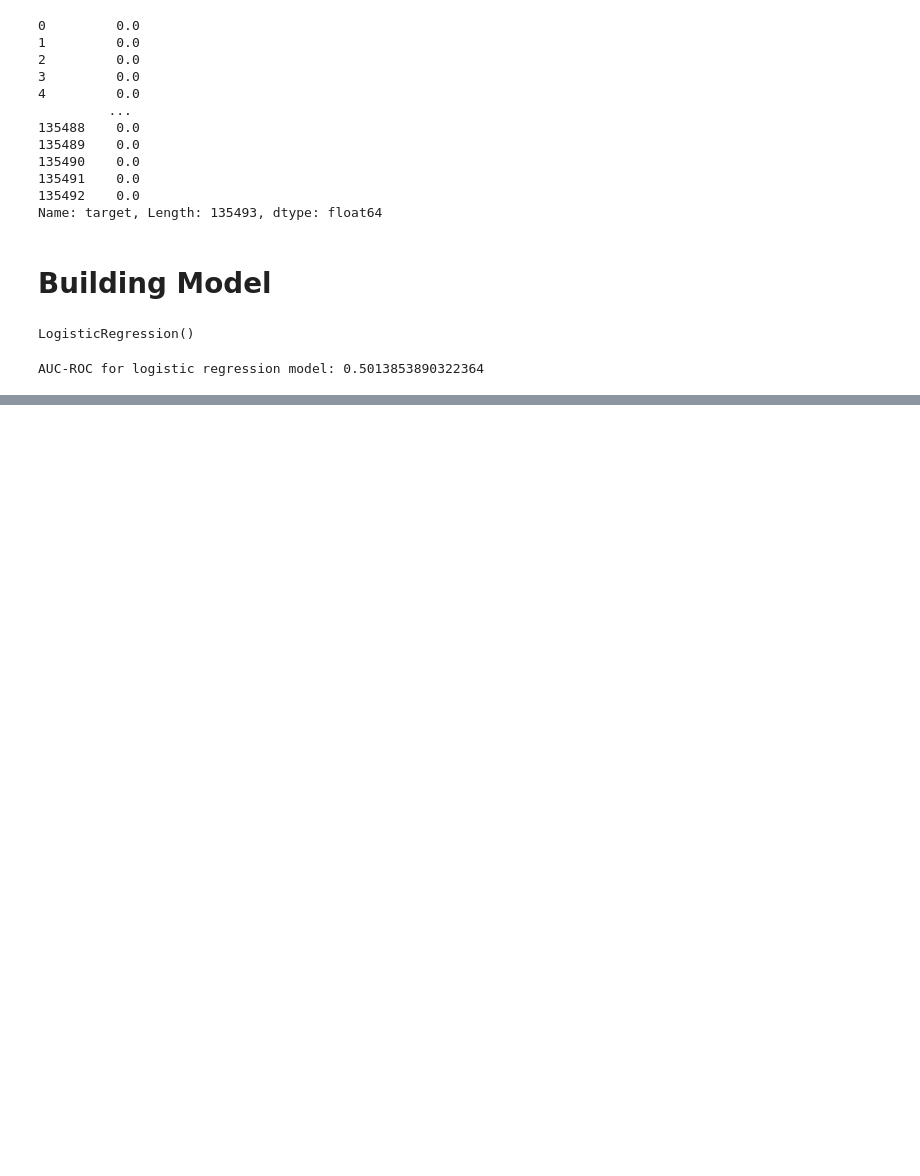
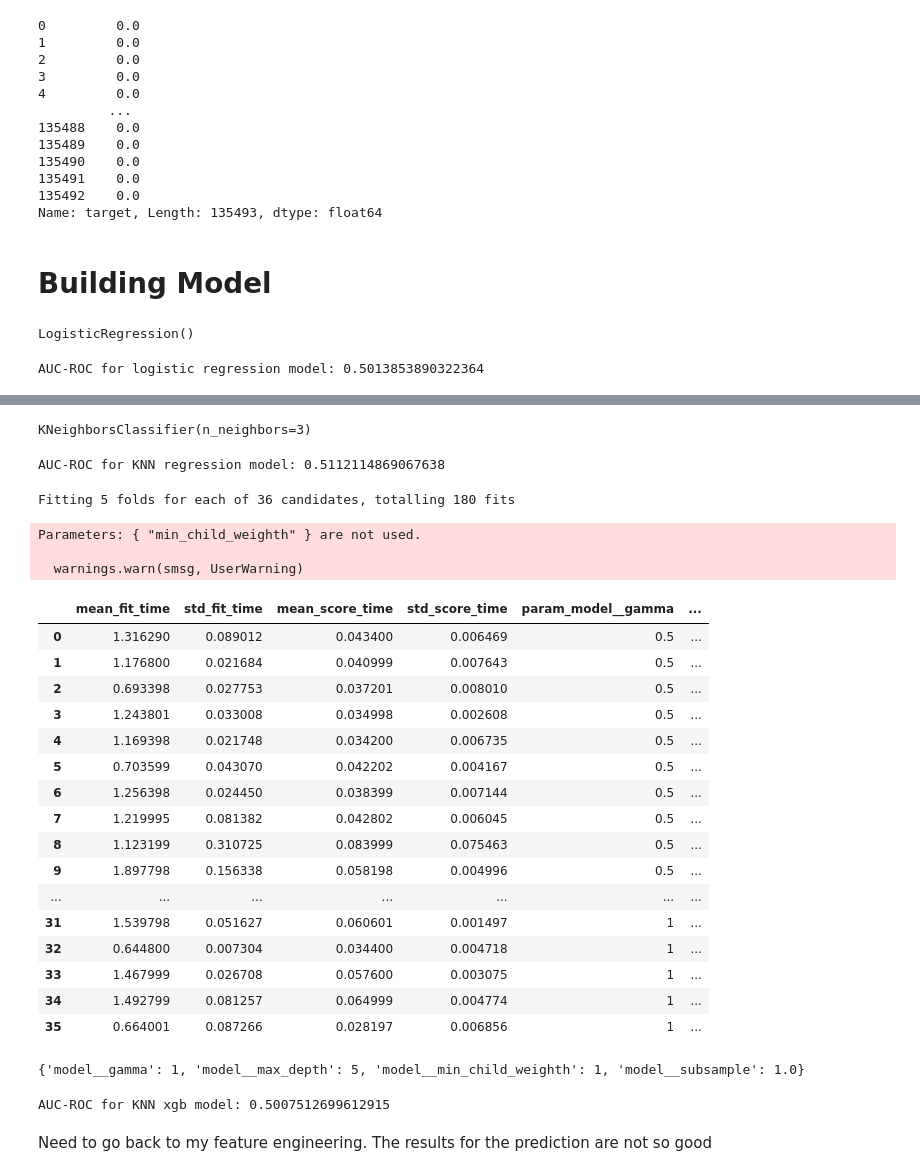
Before and after one commit to ladiposamuel/Fraud-Detection-in-Electricity-and-Gas-Consumption-Challenge, a Jupyter notebook: ML model.ipynb, the cells around one changed output, grey strips where cells are left out. Drawn from its saved outputs; the diff is of its cells as text; code cells hidden in the pictures; blank space fills up the shorter version.

```diff
--- a/ML model.ipynb
+++ b/ML model.ipynb
@@ -347,0 +374,73 @@ knn_model
+# %%
+best_knn_model = KNeighborsClassifier(n_neighbors=3)
+# %%
+best_knn_model.fit(X_train, y_train)
+# %% [output]
+KNeighborsClassifier(n_neighbors=3)
+# %%
+y_pred_knn = best_knn_model.predict(X_val)
+
+# Calculate the AUC - ROC score
+roc_auc_knn = roc_auc_score(y_val, y_pred_knn)
+print(f"AUC-ROC for KNN regression model: {roc_auc_knn}")
+# %% [output]
+AUC-ROC for KNN regression model: 0.5112114869067638
+# %%
+pipe2 = Pipeline([
+    ("scale", StandardScaler()),
+    ("model", XGBClassifier())
+])
+# %%
+xgb_mod = GridSearchCV(estimator=pipe2,
+                       param_grid={
+                           'model__min_child_weighth': [1, 5, 10],
+                           'model__gamma': [0.5, 1],
+                           'model__subsample': [0.6, 0.8, 1.0],
+                           'model__max_depth': [3, 5]
+                       },
+                       n_jobs=3,
+                       verbose=3,
+                       cv=5)
+# %%
+xgb_mod.fit(X_train, y_train)
+pd.DataFrame(xgb_mod.cv_results_)
+# %% [output]
+Fitting 5 folds for each of 36 candidates, totalling 180 fits
+Parameters: { "min_child_weighth" } are not used.
+
+  warnings.warn(smsg, UserWarning)
+|  | mean_fit_time | std_fit_time | mean_score_time | std_score_time | param_model__gamma | ... |
+| 0 | 1.316290 | 0.089012 | 0.043400 | 0.006469 | 0.5 | ... |
+| 1 | 1.176800 | 0.021684 | 0.040999 | 0.007643 | 0.5 | ... |
+| 2 | 0.693398 | 0.027753 | 0.037201 | 0.008010 | 0.5 | ... |
+| 3 | 1.243801 | 0.033008 | 0.034998 | 0.002608 | 0.5 | ... |
+| 4 | 1.169398 | 0.021748 | 0.034200 | 0.006735 | 0.5 | ... |
+| 5 | 0.703599 | 0.043070 | 0.042202 | 0.004167 | 0.5 | ... |
+| 6 | 1.256398 | 0.024450 | 0.038399 | 0.007144 | 0.5 | ... |
+| 7 | 1.219995 | 0.081382 | 0.042802 | 0.006045 | 0.5 | ... |
+| 8 | 1.123199 | 0.310725 | 0.083999 | 0.075463 | 0.5 | ... |
+| 9 | 1.897798 | 0.156338 | 0.058198 | 0.004996 | 0.5 | ... |
+| ... | ... | ... | ... | ... | ... | ... |
+| 31 | 1.539798 | 0.051627 | 0.060601 | 0.001497 | 1 | ... |
+| 32 | 0.644800 | 0.007304 | 0.034400 | 0.004718 | 1 | ... |
+| 33 | 1.467999 | 0.026708 | 0.057600 | 0.003075 | 1 | ... |
+| 34 | 1.492799 | 0.081257 | 0.064999 | 0.004774 | 1 | ... |
+| 35 | 0.664001 | 0.087266 | 0.028197 | 0.006856 | 1 | ... |
+# %%
+print(xgb_mod.best_params_)
+# %% [output]
+{'model__gamma': 1, 'model__max_depth': 5, 'model__min_child_weighth': 1, 'model__subsample': 1.0}
+# %%
+# fit by setting best parameters and Evaluate model
+best_xgb_model = XGBClassifier(min_child_weight=1, gamma=1, subsample=1.0, max_depth=5)
+
+best_xgb_model.fit(X_train, y_train)
+y_pred_xgb = best_xgb_model.predict(X_val)
+
+# Get AUC_ROC score
+roc_auc_xgb = roc_auc_score(y_val, y_pred_xgb)
+print(f"AUC-ROC for KNN xgb model: {roc_auc_xgb}")
+# %% [output]
+AUC-ROC for KNN xgb model: 0.5007512699612915
+# %% [markdown]
+Need to go back to my feature engineering. The results for the prediction are not so good
```
Also changed, not shown: parts of 4 cells of this notebook.
